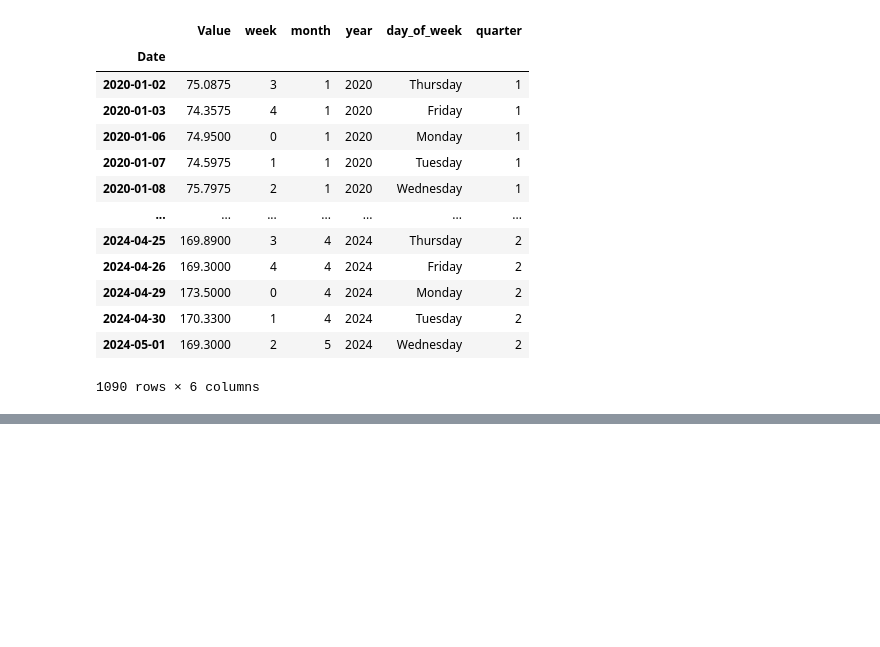
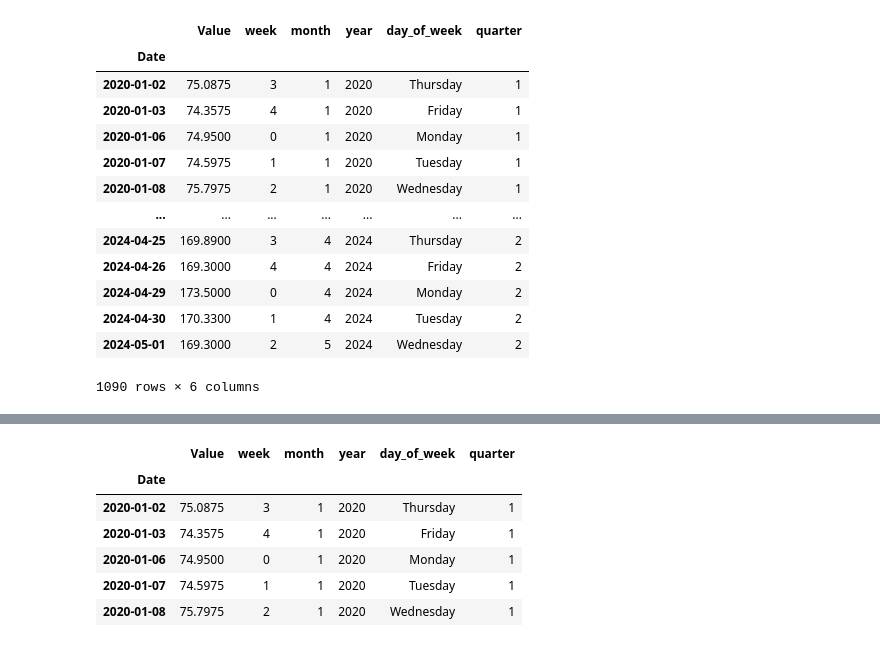
Before and after one commit to carlosgutierrezch/LSTM_Forecast, a Jupyter notebook: notebooks/EDA.ipynb, the cells around one changed output, grey strips where cells are left out. Cells and saved outputs as stored; diff of their text form; code cells hidden in the pictures; blank space fills up the shorter version.

```diff
--- a/notebooks/EDA.ipynb
+++ b/notebooks/EDA.ipynb
@@ -259,0 +203,10 @@ time_change(window_5)
+# %%
+data.head()
+# %% [output]
+|  | Value | week | month | year | day_of_week | quarter |
+| Date |  |  |  |  |  |  |
+| 2020-01-02 | 75.0875 | 3 | 1 | 2020 | Thursday | 1 |
+| 2020-01-03 | 74.3575 | 4 | 1 | 2020 | Friday | 1 |
+| 2020-01-06 | 74.9500 | 0 | 1 | 2020 | Monday | 1 |
+| 2020-01-07 | 74.5975 | 1 | 1 | 2020 | Tuesday | 1 |
+| 2020-01-08 | 75.7975 | 2 | 1 | 2020 | Wednesday | 1 |
```
Also changed, not shown: parts of 14 cells of this notebook.
